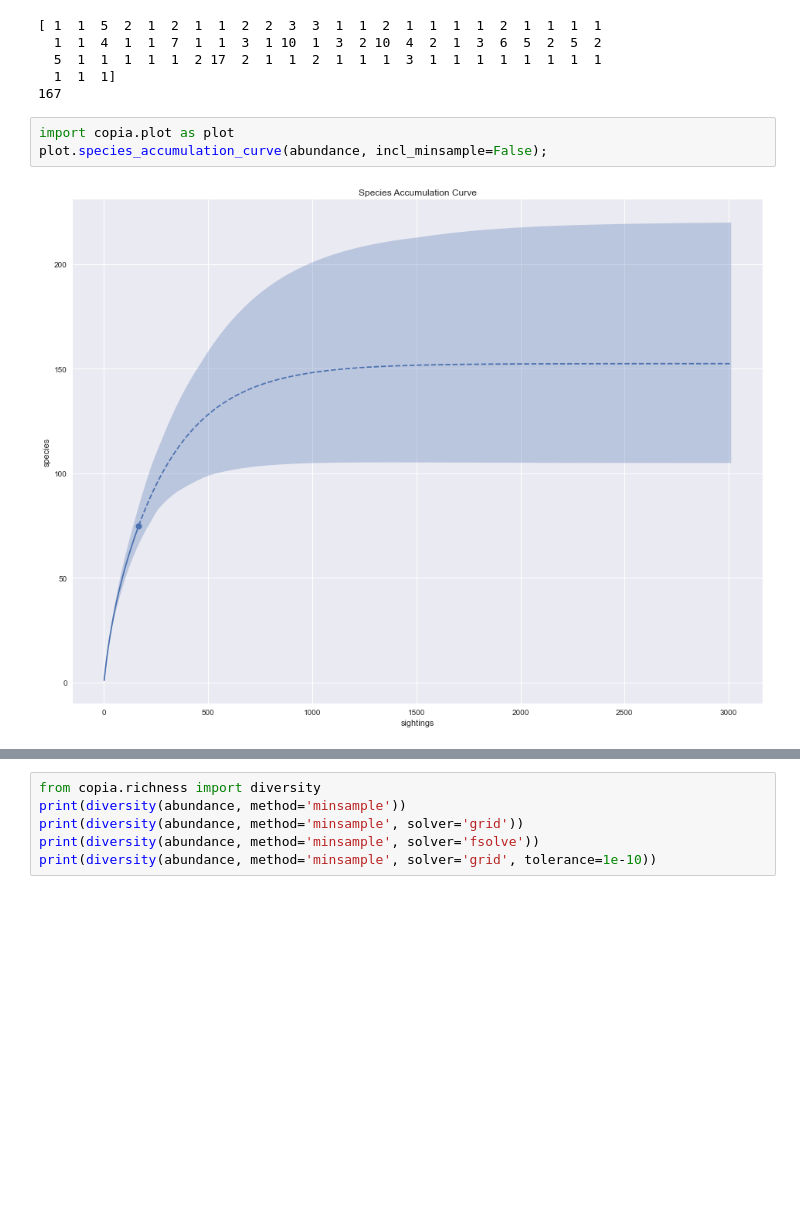
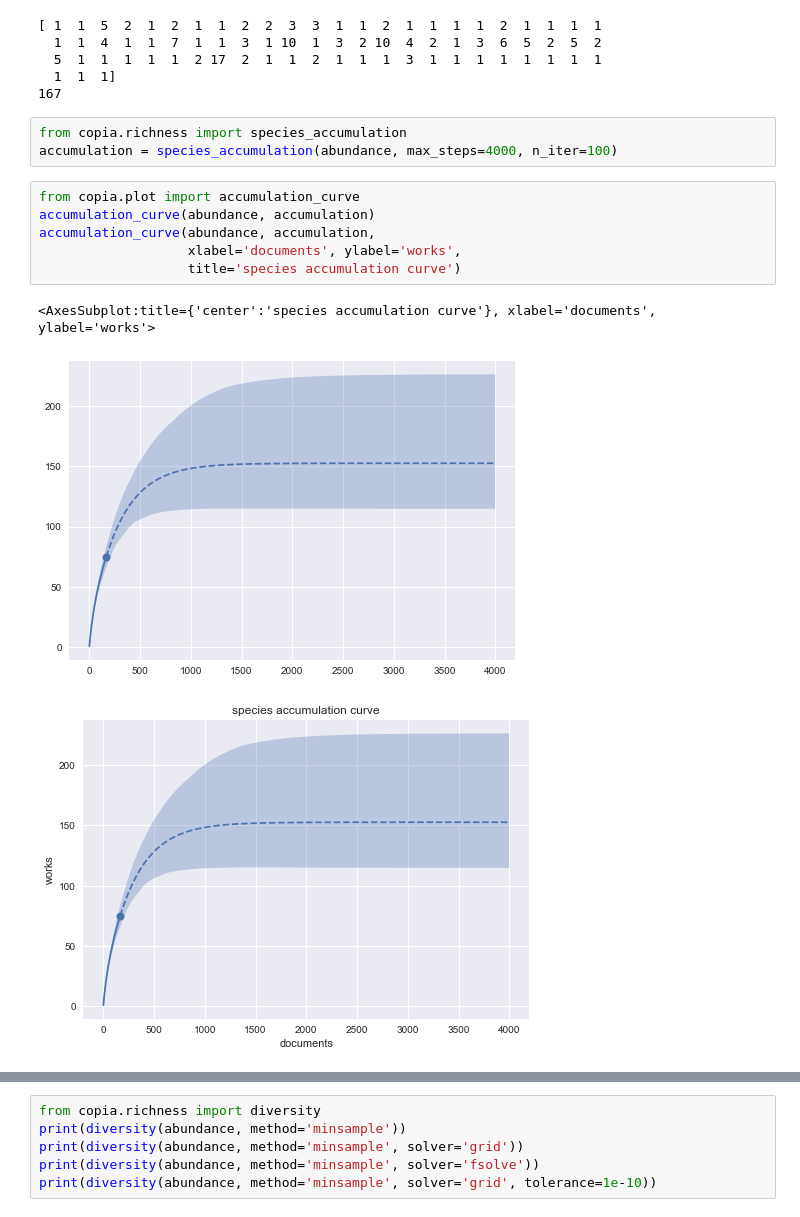
Before and after one commit to mikekestemont/copia, a Jupyter notebook: notebooks/quickstart.ipynb, the cells around one changed output, grey strips where cells are left out. Drawn from its saved outputs; the diff is of its cells as text; blank space fills up the shorter version.

Commit message:
separation computing and plotting for species accumulation

```diff
--- a/notebooks/quickstart.ipynb
+++ b/notebooks/quickstart.ipynb
@@ -31,8 +26,16 @@ print(abundance.sum())
   5  1  1  1  1  1  2 17  2  1  1  2  1  1  1  3  1  1  1  1  1  1  1  1
   1  1  1]
 167
-# %%
-import copia.plot as plot
-plot.species_accumulation_curve(abundance, incl_minsample=False);
-# %% [output]
-[figure, removed]
+# %%
+from copia.richness import species_accumulation
+accumulation = species_accumulation(abundance, max_steps=4000, n_iter=100)
+# %%
+from copia.plot import accumulation_curve
+accumulation_curve(abundance, accumulation)
+accumulation_curve(abundance, accumulation,
+                   xlabel='documents', ylabel='works',
+                   title='species accumulation curve')
+# %% [output]
+<AxesSubplot:title={'center':'species accumulation curve'}, xlabel='documents', ylabel='works'>
+[figure, added]
+[figure, added]
```
Also changed, not shown: parts of 12 cells of this notebook, 2 other files.
